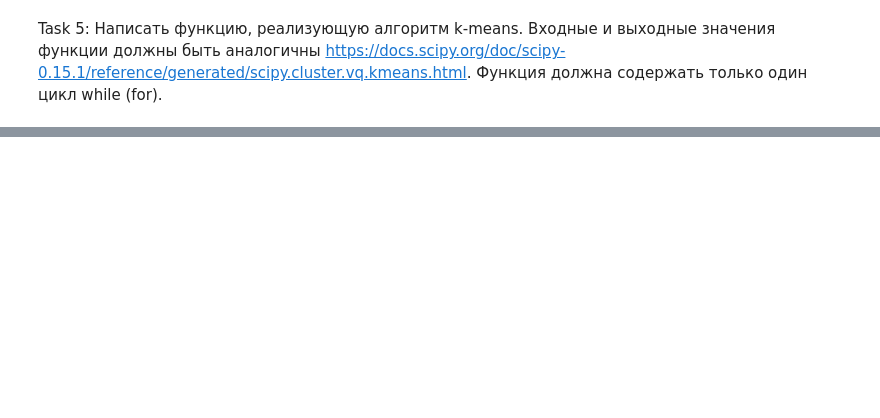
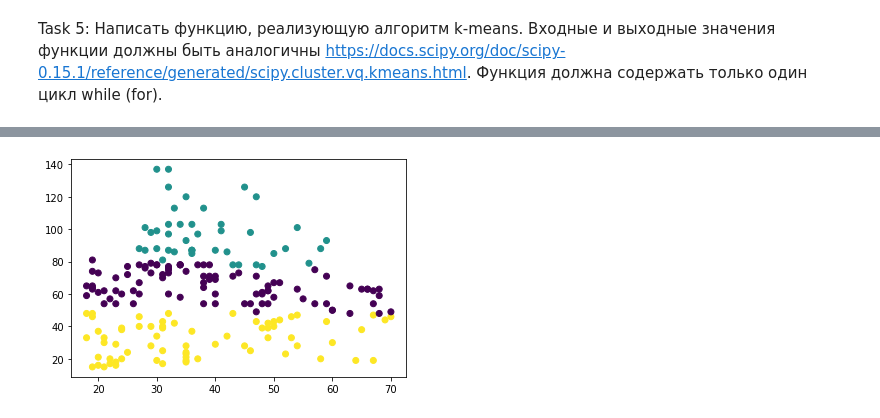
Before and after one commit to bulavkoEP/matprak, a Jupyter notebook: hometask_2.ipynb, the cells around one changed output, grey strips where cells are left out. Saved outputs shown, nothing was run; the diff lists cells and outputs as text; code cells hidden in the pictures; blank space fills up the shorter version.

```diff
--- a/hometask_2.ipynb
+++ b/hometask_2.ipynb
@@ -51,6 +51,5 @@ Task 4: Пусть заданы два массива x = np.ones(10) и i = np.
 # %%
 x = np.ones(10)
 i = np.array([0, 1, 2, 3, 5, 5, 5, 8])
-for k in i: x[k] = x[k] + 1
-print(x)
+np.vectorize(lambda j: np.count_nonzero(i == j) + x[j])(np.arange(10))
 # %% [output]
@@ -61,0 +113,7 @@ kmeans(obs, k_or_guess):
+# %%
+centers_income = kmeans(data_income, 3)[0]
+labels_income = get_labels(data_income, centers_income)
+plt.scatter(data_income[:, 0], data_income[:, 1], c = labels_income)
+plt.show()
+# %% [output]
+[figure, added]
```
Also changed, not shown: parts of 10 cells of this notebook.
